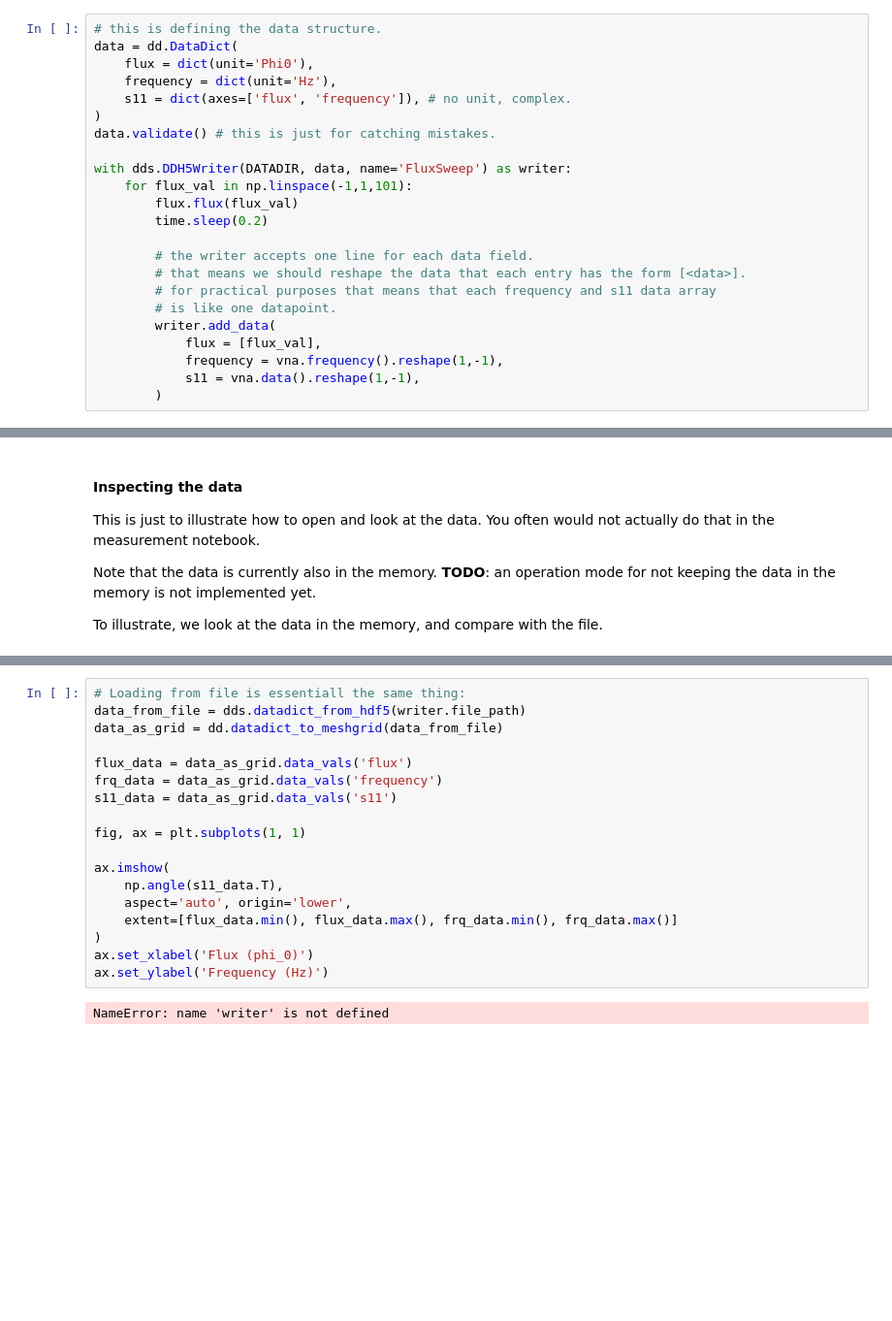
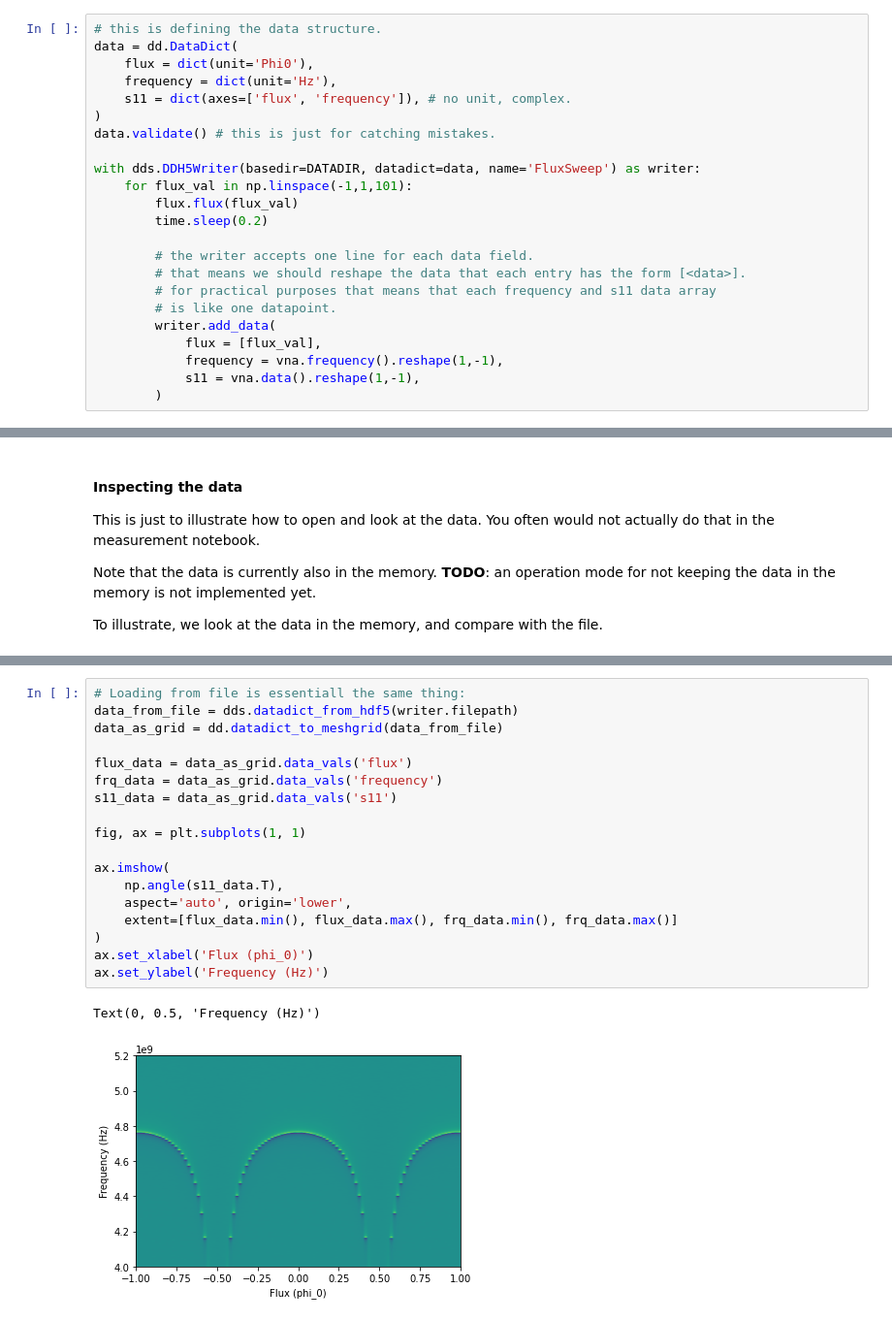
Before and after one commit to toolsforexperiments/tfe-manual, a Jupyter notebook: source/specialized_topics/general/dummy_measurement_without_server/measurement_notebook.ipynb, the cells around one changed output, grey strips where cells are left out. Shown at 97% size. Drawn from its saved outputs; the diff is of its cells as text; blank space fills up the shorter version.

```diff
--- a/source/specialized_topics/general/dummy_measurement_without_server/measurement_notebook.ipynb
+++ b/source/specialized_topics/general/dummy_measurement_without_server/measurement_notebook.ipynb
@@ -113,7 +113,7 @@ data = dd.DataDict(
 )
 data.validate() # this is just for catching mistakes.
 
-with dds.DDH5Writer(DATADIR, data, name='FluxSweep') as writer:
+with dds.DDH5Writer(basedir=DATADIR, datadict=data, name='FluxSweep') as writer:
     for flux_val in np.linspace(-1,1,101):
         flux.flux(flux_val)
         time.sleep(0.2)
@@ -169,20 +176,21 @@ IndexError: index -1 is out of bounds for axis 0 with size 0
 # %%
 # Loading from file is essentiall the same thing:
-data_from_file = dds.datadict_from_hdf5(writer.file_path)
+data_from_file = dds.datadict_from_hdf5(writer.filepath)
 data_as_grid = dd.datadict_to_meshgrid(data_from_file)
 
 flux_data = data_as_grid.data_vals('flux')
 frq_data = data_as_grid.data_vals('frequency')
 s11_data = data_as_grid.data_vals('s11')
 
 fig, ax = plt.subplots(1, 1)
 
 ax.imshow(
     np.angle(s11_data.T),
     aspect='auto', origin='lower',
     extent=[flux_data.min(), flux_data.max(), frq_data.min(), frq_data.max()]
 )
 ax.set_xlabel('Flux (phi_0)')
 ax.set_ylabel('Frequency (Hz)')
 # %% [output]
-NameError: name 'writer' is not defined
+Text(0, 0.5, 'Frequency (Hz)')
+[figure, added]
```
Also changed, not shown: parts of 4 cells of this notebook, 5 other files.
